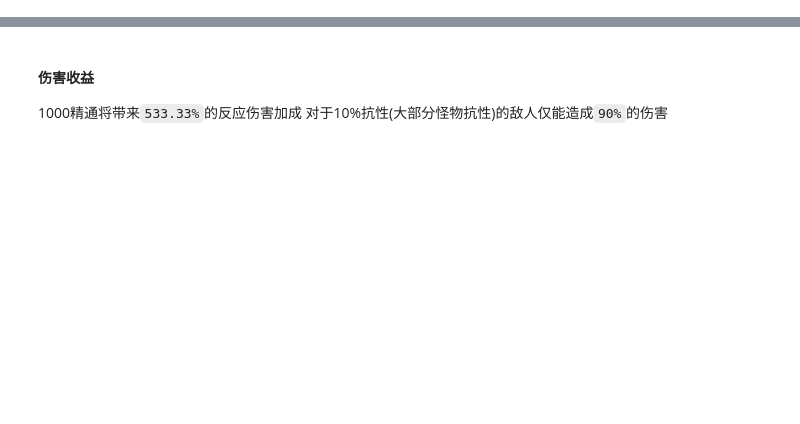
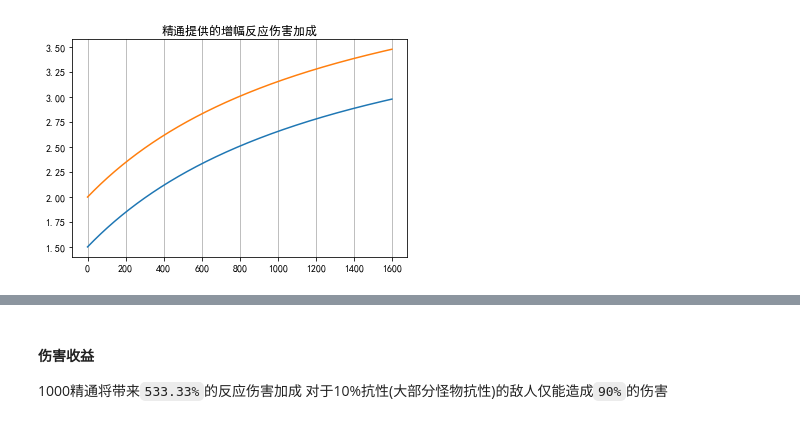
Before and after one commit to muedsa/mihoyo-lab-notebook, a Jupyter notebook: genshin-impact/elemental-reactions.ipynb, the cells around one changed output, grey strips where cells are left out. Drawn from its saved outputs; the diff is of its cells as text; code cells hidden in the pictures; blank space fills up the shorter version.

```diff
--- a/genshin-impact/elemental-reactions.ipynb
+++ b/genshin-impact/elemental-reactions.ipynb
@@ -11,0 +24,9 @@ plt.rcParams['axes.unicode_minus'] = False
+# %%
+em = np.arange(0, 1600)
+plt.plot(em, 1.5 + (2.78 * em)/(1400 + em))
+plt.plot(em, 2 + (2.78 * em)/(1400 + em))
+plt.grid(axis='x')
+plt.title('精通提供的增幅反应伤害加成')
+plt.show()
+# %% [output]
+[figure, added]
```
Also changed, not shown: parts of 12 cells of this notebook, 2 other files.
